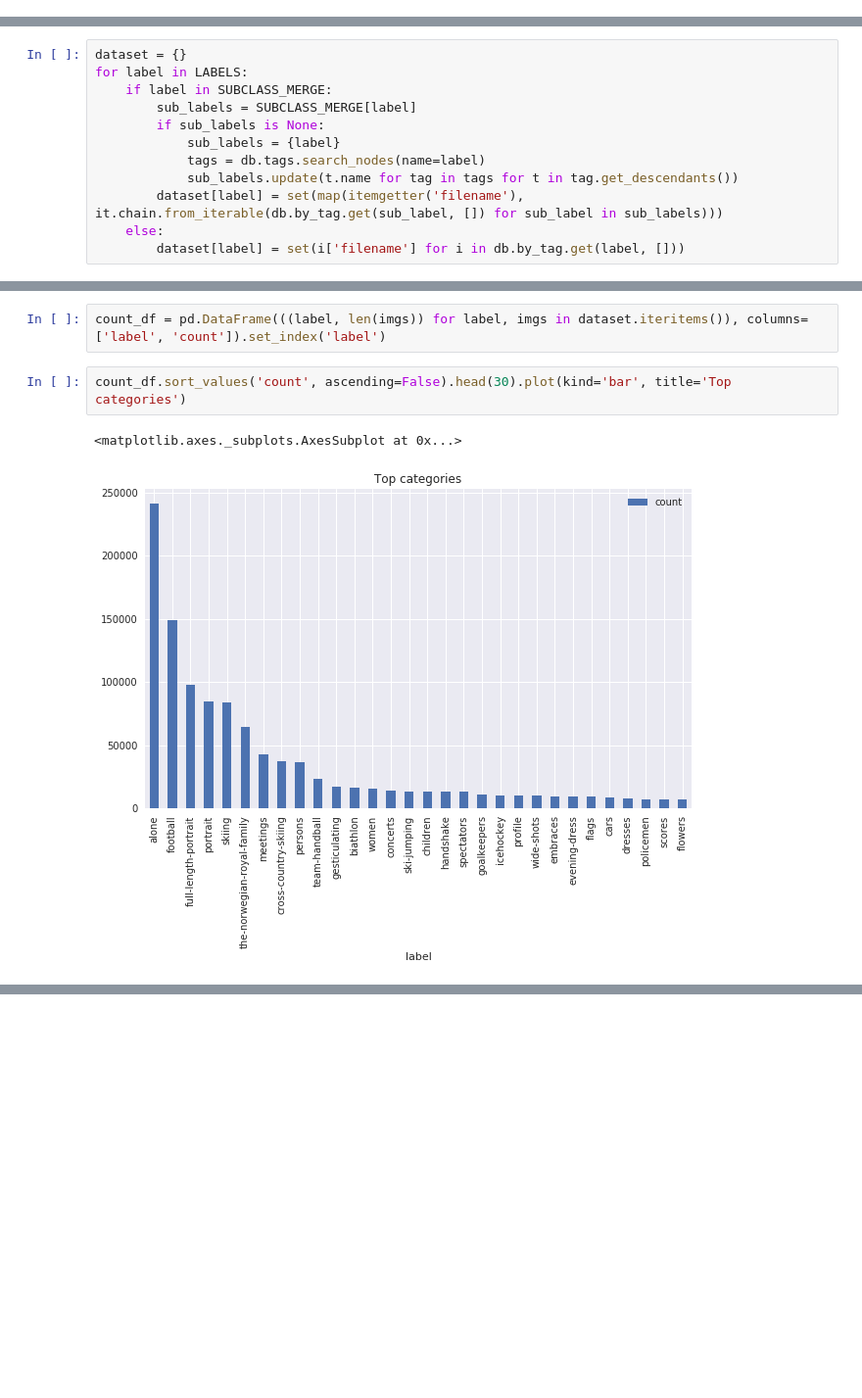
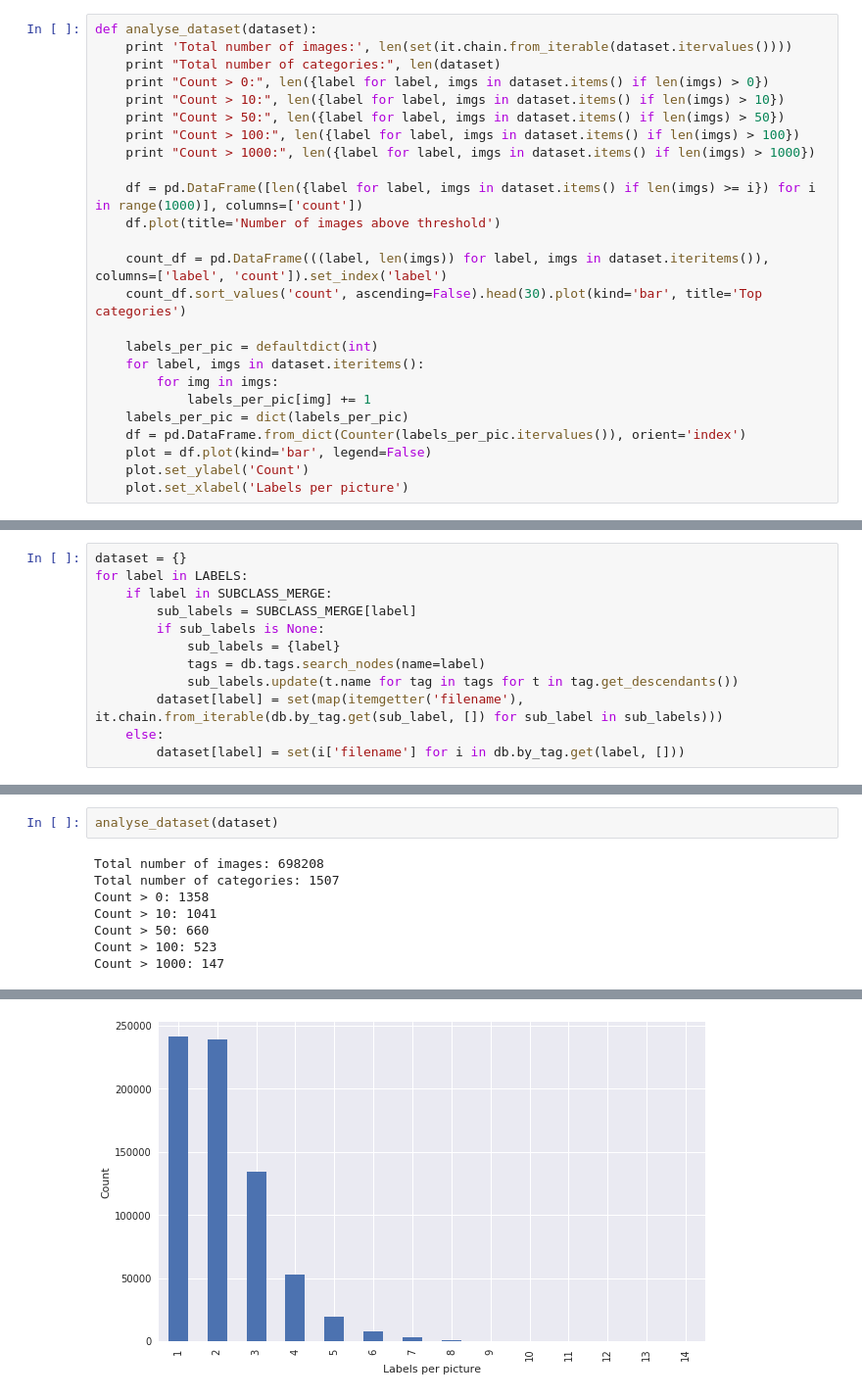
Before and after one commit to uvNikita/master-thesis-src, a Jupyter notebook: notebooks/training/datasets.ipynb, the cells around one changed output, grey strips where cells are left out. Shown at 98% size. Cells and saved outputs as stored; diff of their text form; blank space fills up the shorter version.

Commit message:
Implement dataset analysis and raw dump

```diff
--- a/notebooks/training/datasets.ipynb
+++ b/notebooks/training/datasets.ipynb
@@ -121,0 +155,25 @@ def show_tag_tree_with_scores(tree, dst='%%inline'):
+# %%
+def analyse_dataset(dataset):
+    print 'Total number of images:', len(set(it.chain.from_iterable(dataset.itervalues())))
+    print "Total number of categories:", len(dataset)
+    print "Count > 0:", len({label for label, imgs in dataset.items() if len(imgs) > 0})
+    print "Count > 10:", len({label for label, imgs in dataset.items() if len(imgs) > 10})
+    print "Count > 50:", len({label for label, imgs in dataset.items() if len(imgs) > 50})
+    print "Count > 100:", len({label for label, imgs in dataset.items() if len(imgs) > 100})
+    print "Count > 1000:", len({label for label, imgs in dataset.items() if len(imgs) > 1000})
+
+    df = pd.DataFrame([len({label for label, imgs in dataset.items() if len(imgs) >= i}) for i in range(1000)], columns=['count'])
+    df.plot(title='Number of images above threshold')
+
+    count_df = pd.DataFrame(((label, len(imgs)) for label, imgs in dataset.iteritems()), columns=['label', 'count']).set_index('label')
+    count_df.sort_values('count', ascending=False).head(30).plot(kind='bar', title='Top categories')
+
+    labels_per_pic = defaultdict(int)
+    for label, imgs in dataset.iteritems():
+        for img in imgs:
+            labels_per_pic[img] += 1
+    labels_per_pic = dict(labels_per_pic)
+    df = pd.DataFrame.from_dict(Counter(labels_per_pic.itervalues()), orient='index')
+    plot = df.plot(kind='bar', legend=False)
+    plot.set_ylabel('Count')
+    plot.set_xlabel('Labels per picture')
@@ -197,7 +246,10 @@ df.plot(title='Number of images above threshold')
-# %%
-count_df = pd.DataFrame(((label, len(imgs)) for label, imgs in dataset.iteritems()), columns=['label', 'count']).set_index('label')
-# %%
-count_df.sort_values('count', ascending=False).head(30).plot(kind='bar', title='Top categories')
-# %% [output]
-<matplotlib.axes._subplots.AxesSubplot at 0x...>
-[figure, removed]
+# %%
+analyse_dataset(dataset)
+# %% [output]
+Total number of images: 698208
+Total number of categories: 1507
+Count > 0: 1358
+Count > 10: 1041
+Count > 50: 660
+Count > 100: 523
+Count > 1000: 147
@@ -203,0 +258 @@ count_df.sort_values('count', ascending=False).head(30).plot(kind='bar', title='
+[figure, added]
```
Also changed, not shown: parts of 16 cells of this notebook, 1 other file.
